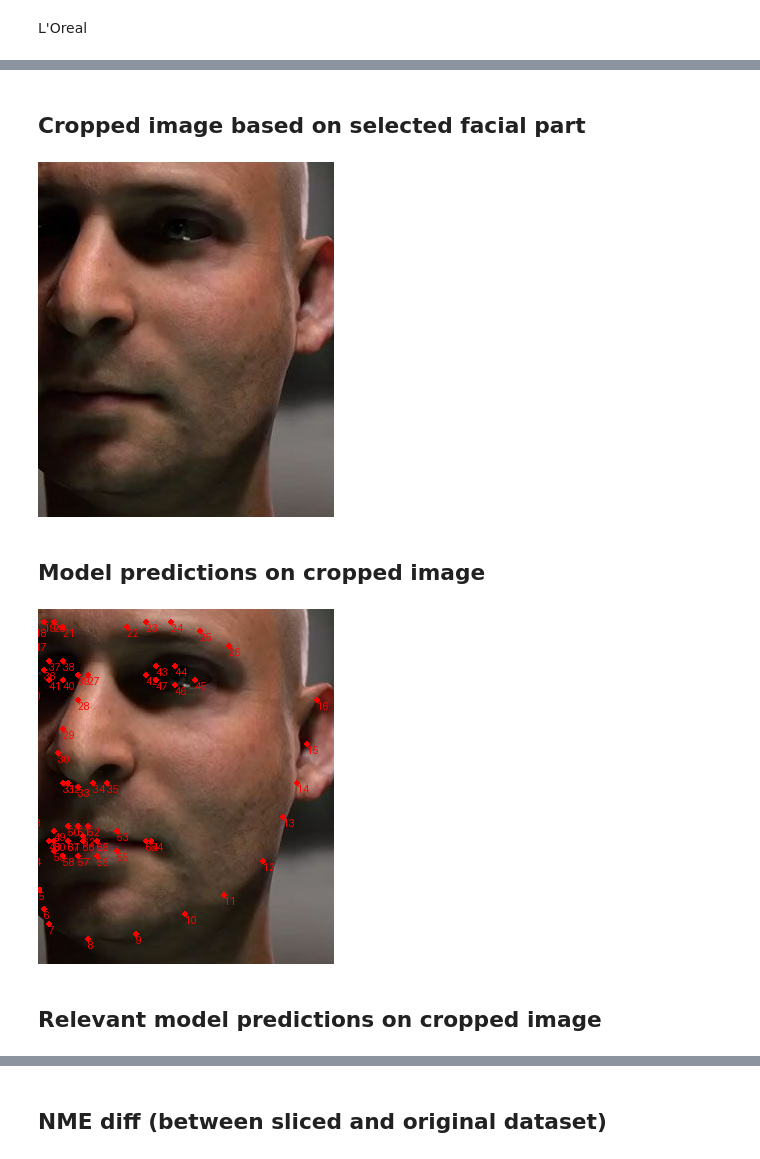
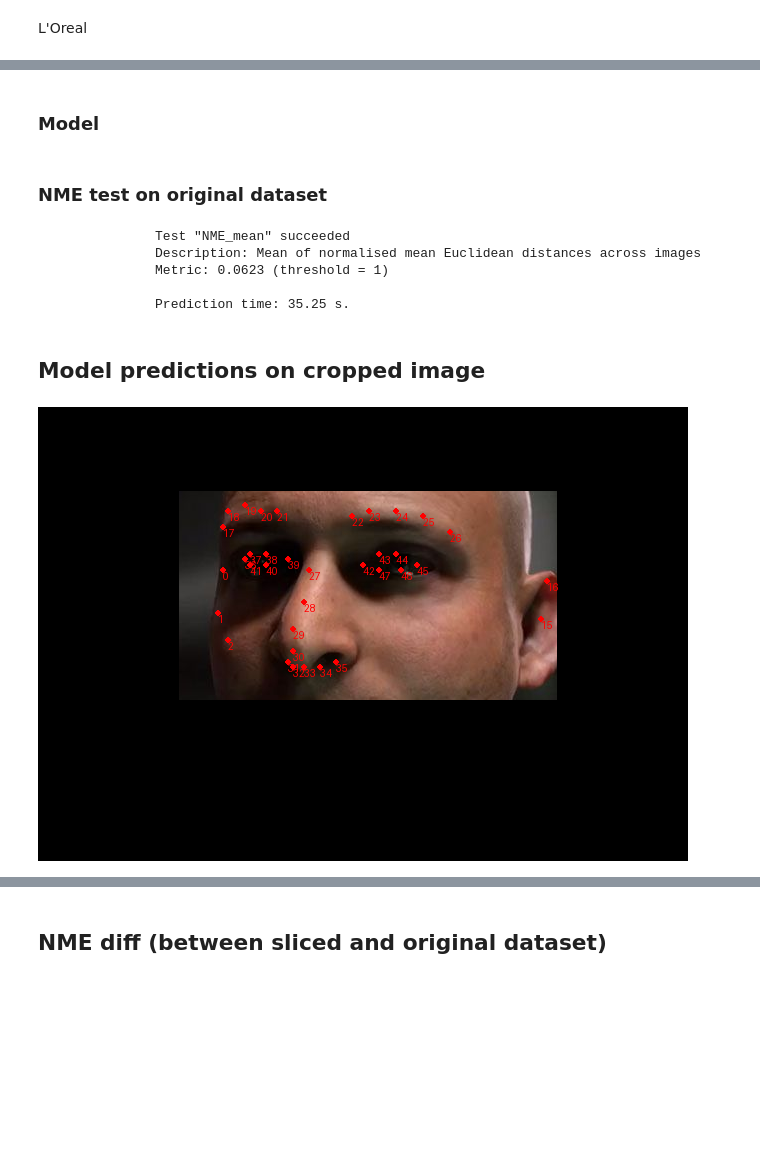
Before and after one commit to Giskard-AI/giskard-vision, a Jupyter notebook: examples/criteria1_partial_faces.ipynb, the cells around one changed output, grey strips where cells are left out. Cells and saved outputs as stored; diff of their text form; code cells hidden in the pictures; blank space fills up the shorter version.

```diff
--- a/examples/criteria1_partial_faces.ipynb
+++ b/examples/criteria1_partial_faces.ipynb
@@ -15,7 +16,7 @@ L'Oreal
 from loreal_poc.datasets.base import FacialParts
 chosen_idx = 4
 image = ds.all_images[chosen_idx]
-facial_part = FacialParts.right_half
+facial_part = FacialParts.upper_half
 picked_landmarks = ds.all_marks_for(facial_part)[chosen_idx]
 # %%
 draw_marks(image, [picked_landmarks], ["green"], [True])
@@ -24,10 +25,2 @@ draw_marks(image, [picked_landmarks], ["green"], [True])
-# %% [markdown]
-## Cropped image based on selected facial part
-# %%
-
-from loreal_poc.transformation_functions.transformation_functions import crop_based_on_facial_part
-cropped_ds = crop_based_on_facial_part(ds, facial_part, rel_margin=0.05)
-cropped_image = cropped_ds.all_images[chosen_idx]
-cropped_image
-# %% [output]
-[figure, removed]
+# %% [markdown]
+### Model
@@ -34,2 +29,13 @@ cropped_image
+# %% [markdown]
+### NME test on original dataset
+# %%
+nme_original_ds = test_nme_mean(model, ds, threshold=1)
+nme_original_ds
+# %% [output]
+               Test "NME_mean" succeeded
+               Description: Mean of normalised mean Euclidean distances across images
+               Metric: 0.0623 (threshold = 1)
+
+               Prediction time: 35.25 s.
 # %% [markdown]
 ## Model predictions on cropped image
@@ -38,7 +42,9 @@ model = FaceAlignmentModel(model=FaceAlignment(LandmarksType.TWO_D, device="cpu"
 # %%
-predictions = model.predict(cropped_ds, [chosen_idx]).prediction
+from loreal_poc.transformation_functions.transformation_functions import crop_based_on_facial_part
+cropped_ds = crop_based_on_facial_part(ds, facial_part, rel_margin=0.05)
+cropped_image = cropped_ds.all_images[chosen_idx]
+cropped_image
+predictions = model.predict(cropped_ds, [chosen_idx], facial_part=facial_part).prediction
 draw_marks(cropped_image, [predictions[0]], ["red"], [True])
 # %% [output]
-[figure, old version]
+[figure, new version]
-# %% [markdown]
-## Relevant model predictions on cropped image
```
Also changed, not shown: parts of 16 cells of this notebook, 1 other file.
